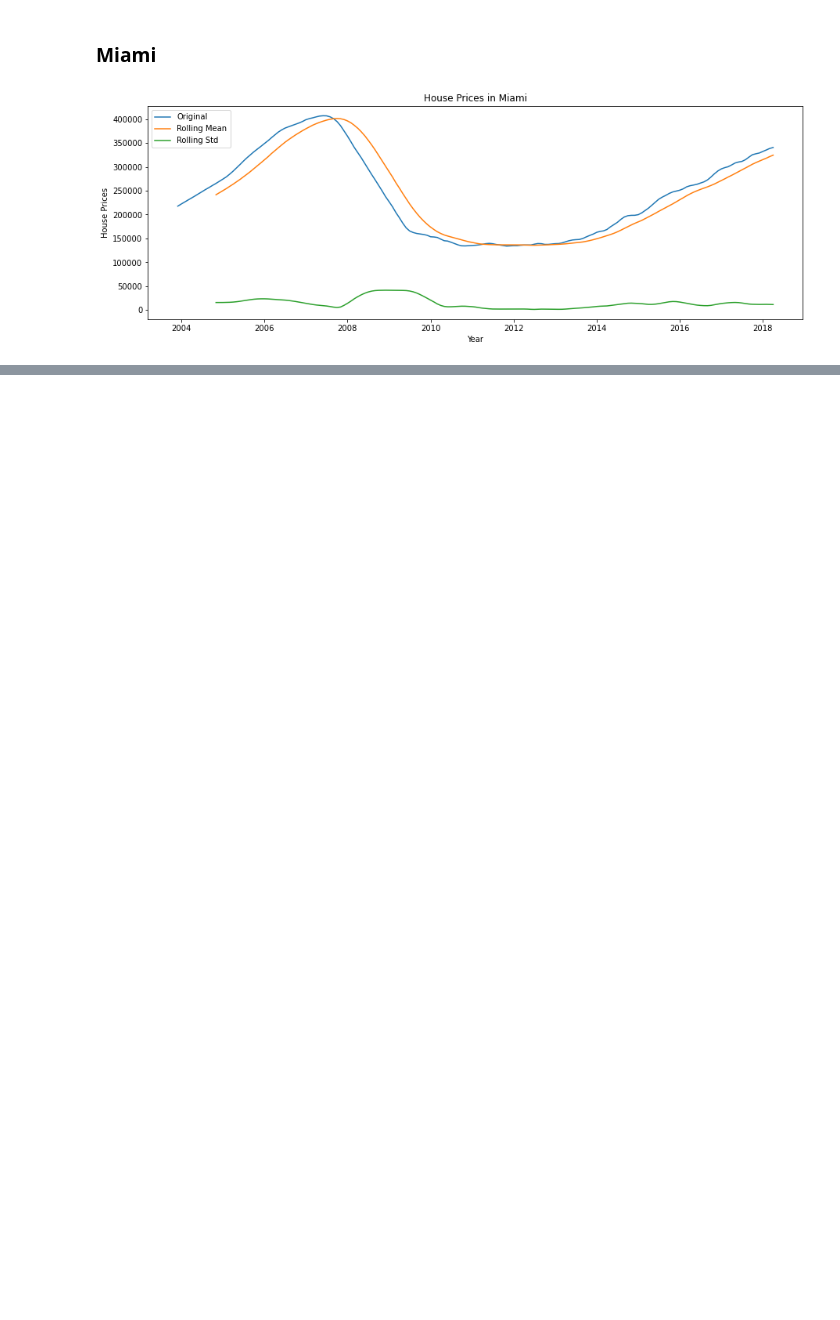
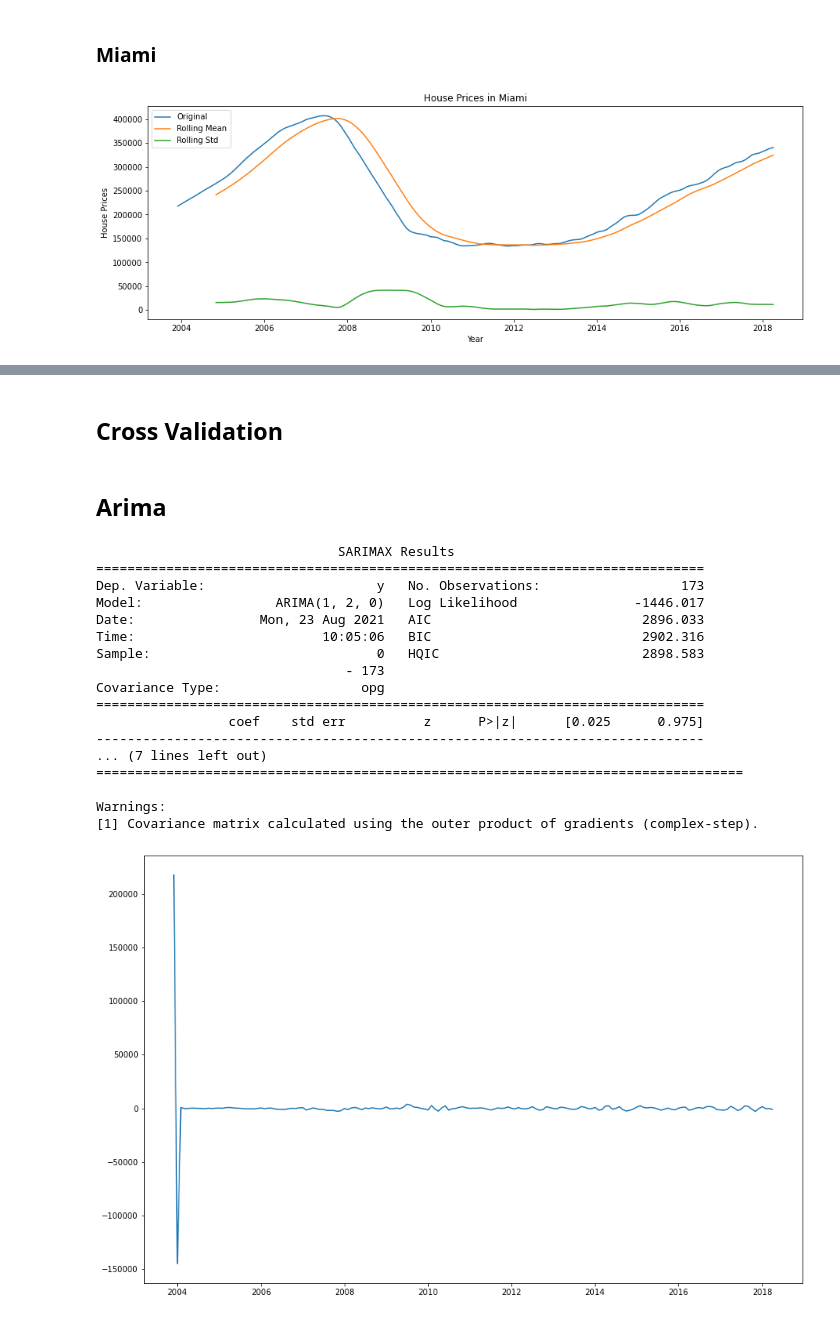
Before and after one commit to fivearm/Phase_4_Project, a Jupyter notebook: check.ipynb, the cells around one changed output, grey strips where cells are left out. Drawn from its saved outputs; the diff is of its cells as text; code cells hidden in the pictures; blank space fills up the shorter version.

Commit message:
arima and cross validation

```diff
--- a/check.ipynb
+++ b/check.ipynb
@@ -651,0 +565,2 @@ Critical Values:
+# %% [markdown]
+## Cross Validation
@@ -651,0 +590,37 @@ Critical Values:
+# %% [markdown]
+## Arima
+# %%
+def arima(series, order):
+    '''
+    order = (p,d,q)
+    p: The number of lag observations included in the model, also called the lag order.
+    d: The number of times that the raw observations are differenced, also called the degree of differencing.
+    q: The size of the moving average window, also called the order of moving average
+    '''
+    model = ARIMA(series.values, order=order).fit()
+    print(model.summary())
+
+    residuals = model.resid
+    fig, ax = plt.subplots()
+    ax.plot(series.index, residuals)
+# %%
+arima(Miami, (1,2,0))
+# %% [output]
+                               SARIMAX Results
+==============================================================================
+Dep. Variable:                      y   No. Observations:                  173
+Model:                 ARIMA(1, 2, 0)   Log Likelihood               -1446.017
+Date:                Mon, 23 Aug 2021   AIC                           2896.033
+Time:                        10:05:06   BIC                           2902.316
+Sample:                             0   HQIC                          2898.583
+                                - 173
+Covariance Type:                  opg
+==============================================================================
+                 coef    std err          z      P>|z|      [0.025      0.975]
+------------------------------------------------------------------------------
+... (7 lines left out)
+===================================================================================
+
+Warnings:
+[1] Covariance matrix calculated using the outer product of gradients (complex-step).
+[figure, added]
```
Also changed, not shown: parts of 22 cells of this notebook.
